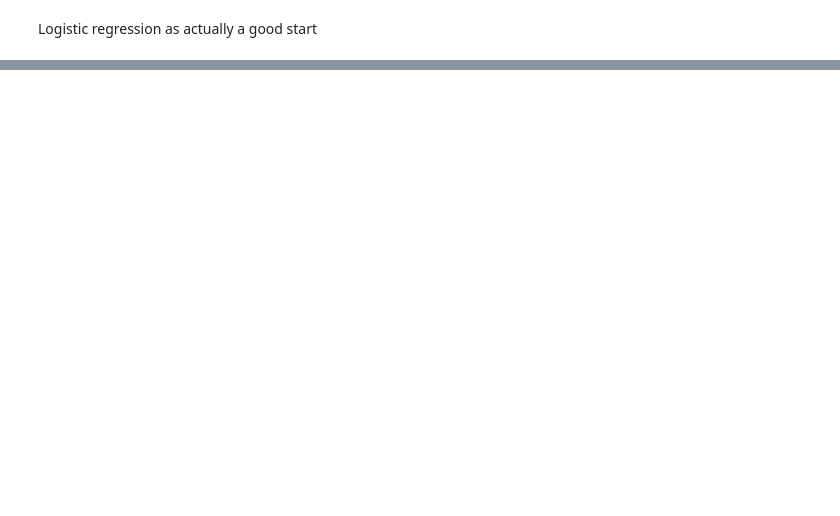
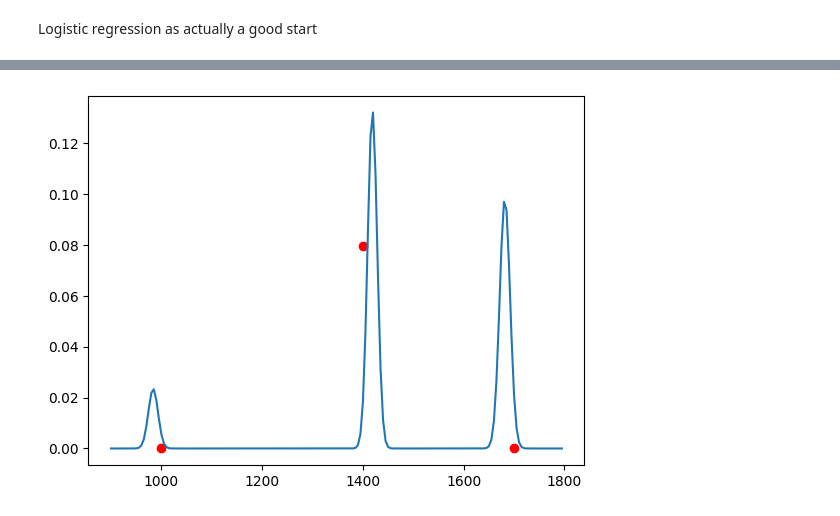
Before and after one commit to karol-pa/Spectra_Classification_Exercises, a Jupyter notebook: exercise_2.ipynb, the cells around one changed output, grey strips where cells are left out. Drawn from its saved outputs; the diff is of its cells as text; code cells hidden in the pictures; blank space fills up the shorter version.

```diff
--- a/exercise_2.ipynb
+++ b/exercise_2.ipynb
@@ -336,0 +314,16 @@ plt.plot(pred[1])
+# %%
+from tensorflow.keras import backend as K
+K.clear_session()
+model = Sequential([
+    Conv1D(32, kernel_size=3, activation='relu', input_shape=(180, 1)),
+    MaxPooling1D(pool_size=2),
+    Conv1D(64, kernel_size=3, activation='relu'),
+    MaxPooling1D(pool_size=2),
+    Flatten(),
+    Dense(64, activation='relu'),
+    Dense(3, activation='softmax')
+
+])
+model.compile(loss='categorical_crossentropy', optimizer='adam', metrics=['accuracy'])
+# %%
+model.fit(xtrain, ytrain, epochs=200, batch_size=128,validation_split=0.3, verbose=0)
@@ -336,0 +336,18 @@ plt.plot(pred[1])
+# %%
+sample_num = 77
+
+
+
+indiv_heights = [df0.filter(like='A_').max().mean(),
+                 df0.filter(like='B_').max().mean(),
+                 df0.filter(like='C_').max().mean()]
+indiv_heights = np.array(indiv_heights)
+
+predicted_heights = pred[sample_num]*indiv_heights
+# %%
+k = list(df0.index.unique())
+plt.plot(k, np.array(xtest)[sample_num])
+plt.scatter([1000,1400,1700], predicted_heights, color='red')
+plt.show()
+# %% [output]
+[figure, added]
```
Also changed, not shown: parts of 13 cells of this notebook, 1 other file.
